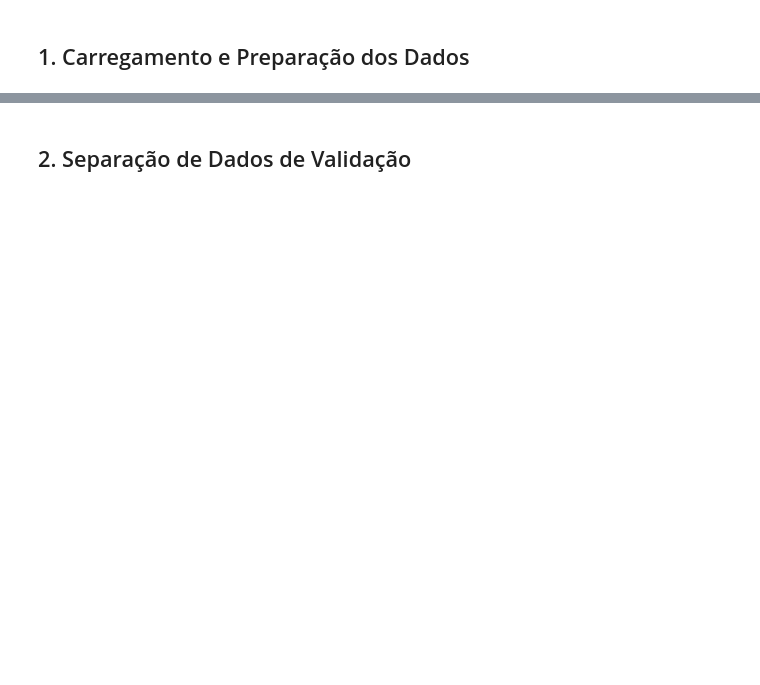
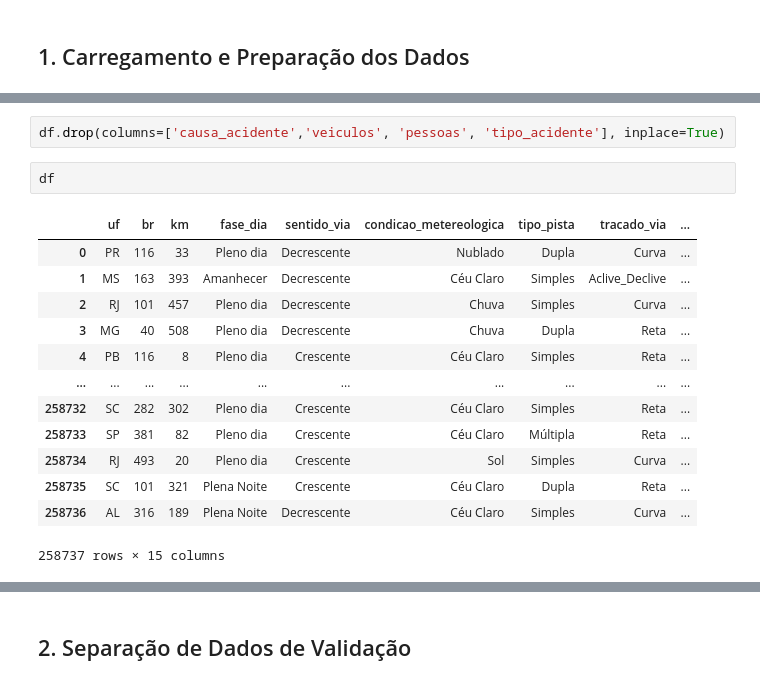
Before and after one commit to Aderson-da-Silva/car-crashes, a Jupyter notebook: predição.ipynb, the cells around one changed output, grey strips where cells are left out. Cells and saved outputs as stored; diff of their text form; blank space fills up the shorter version.

```diff
--- a/predição.ipynb
+++ b/predição.ipynb
@@ -46,0 +72,18 @@ df.info()
+# %%
+df.drop(columns=['causa_acidente','veiculos', 'pessoas', 'tipo_acidente'], inplace=True)
+# %%
+df
+# %% [output]
+|  | uf | br | km | fase_dia | sentido_via | condicao_metereologica | tipo_pista | tracado_via | ... |
+| 0 | PR | 116 | 33 | Pleno dia | Decrescente | Nublado | Dupla | Curva | ... |
+| 1 | MS | 163 | 393 | Amanhecer | Decrescente | Céu Claro | Simples | Aclive_Declive | ... |
+| 2 | RJ | 101 | 457 | Pleno dia | Decrescente | Chuva | Simples | Curva | ... |
+| 3 | MG | 40 | 508 | Pleno dia | Decrescente | Chuva | Dupla | Reta | ... |
+| 4 | PB | 116 | 8 | Pleno dia | Crescente | Céu Claro | Simples | Reta | ... |
+| ... | ... | ... | ... | ... | ... | ... | ... | ... | ... |
+| 258732 | SC | 282 | 302 | Pleno dia | Crescente | Céu Claro | Simples | Reta | ... |
+| 258733 | SP | 381 | 82 | Pleno dia | Crescente | Céu Claro | Múltipla | Reta | ... |
+| 258734 | RJ | 493 | 20 | Pleno dia | Crescente | Sol | Simples | Curva | ... |
+| 258735 | SC | 101 | 321 | Plena Noite | Crescente | Céu Claro | Dupla | Reta | ... |
+| 258736 | AL | 316 | 189 | Plena Noite | Decrescente | Céu Claro | Simples | Curva | ... |
+258737 rows × 15 columns
```
Also changed, not shown: parts of 30 cells of this notebook, 4 other files.
